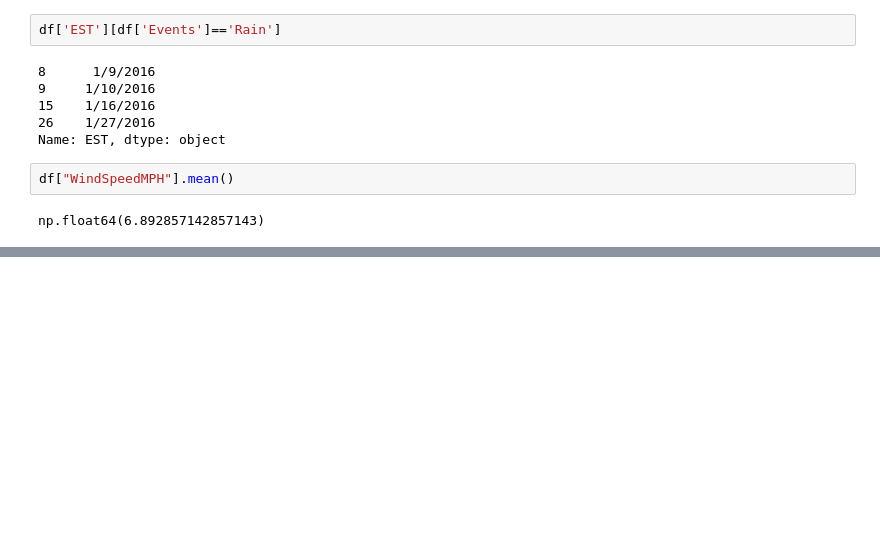
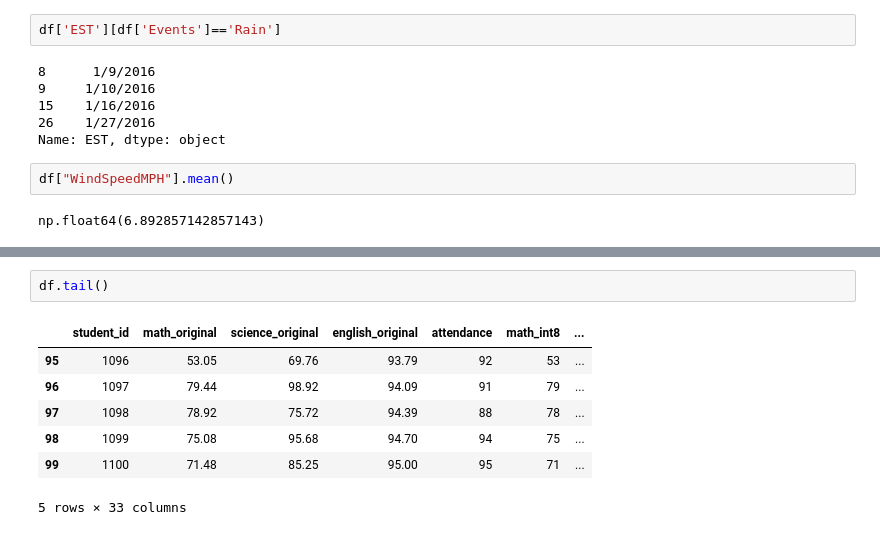
Before and after one commit to Riyathakur235/Codeforces_Code, a Jupyter notebook: numpy.ipynb, the cells around one changed output, grey strips where cells are left out. Saved outputs shown, nothing was run; the diff lists cells and outputs as text; blank space fills up the shorter version.

```diff
--- a/numpy.ipynb
+++ b/numpy.ipynb
@@ -314,0 +327,10 @@ np.float64(6.892857142857143)
+# %%
+df.tail()
+# %% [output]
+|  | student_id | math_original | science_original | english_original | attendance | math_int8 | ... |
+| 95 | 1096 | 53.05 | 69.76 | 93.79 | 92 | 53 | ... |
+| 96 | 1097 | 79.44 | 98.92 | 94.09 | 91 | 79 | ... |
+| 97 | 1098 | 78.92 | 75.72 | 94.39 | 88 | 78 | ... |
+| 98 | 1099 | 75.08 | 95.68 | 94.70 | 94 | 75 | ... |
+| 99 | 1100 | 71.48 | 85.25 | 95.00 | 95 | 71 | ... |
+5 rows × 33 columns
```
Also changed, not shown: parts of 5 cells of this notebook.
